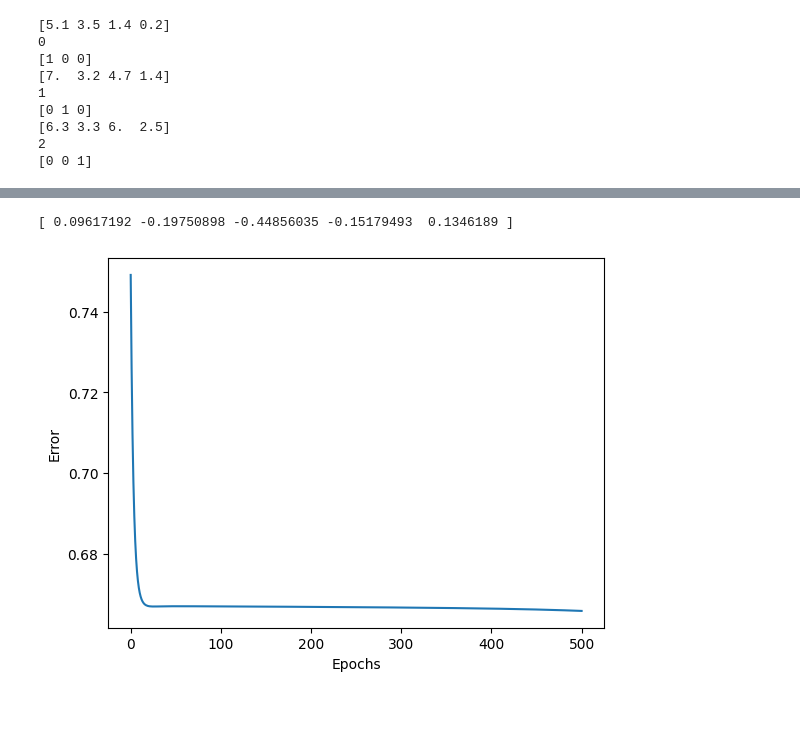
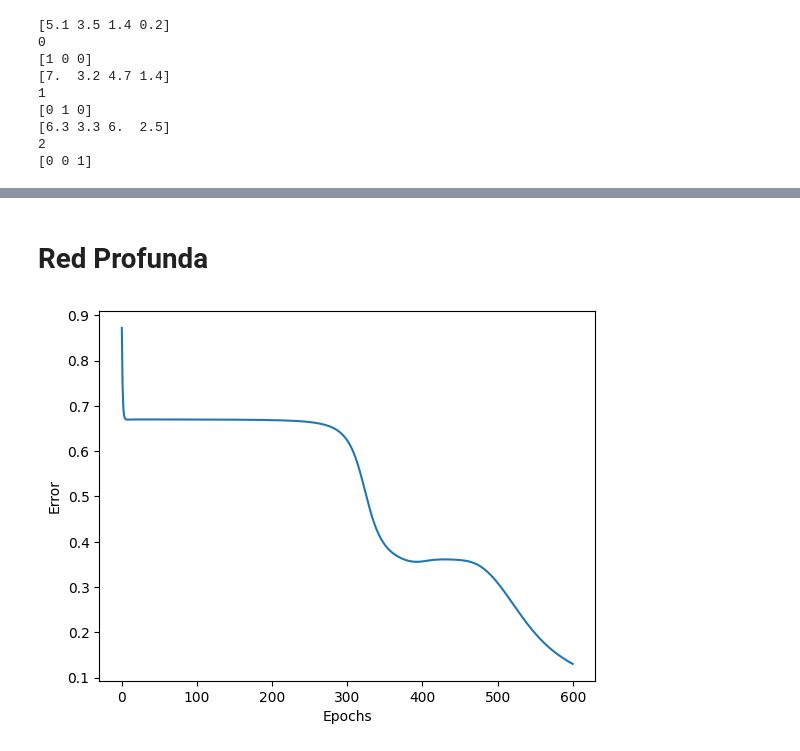
Before and after one commit to CristhianRam/IA-2026, a Jupyter notebook: MultilayerPerceptron/04_Multilayer_perceptron.ipynb, the cells around one changed output, grey strips where cells are left out. Cells and saved outputs as stored; diff of their text form; code cells hidden in the pictures; blank space fills up the shorter version.

Commit message:
added images, and execution of original models in both notebooks

```diff
--- a/MultilayerPerceptron/04_Multilayer_perceptron.ipynb
+++ b/MultilayerPerceptron/04_Multilayer_perceptron.ipynb
@@ -45,0 +42,10 @@ print(Y[idx])
+# %%
+#Topology: 4 x 3 x 3
+input_size_layer1 = 4
+num_neurons_layer1 = 3
+
+input_size_layer2 = num_neurons_layer1
+num_neurons_layer2 = 3
+
+layer1 = list()
+layer2 = list()
@@ -46 +153,3 @@ print(Y[idx])
+# %% [markdown]
+# Red Profunda
 # %%
@@ -97,13 +206,9 @@ def calculate_error():
     total_err += err
 
   return total_err / ( len(X) )
-# %%
-print(generate_weights(5))
-# %% [output]
-[ 0.09617192 -0.19750898 -0.44856035 -0.15179493  0.1346189 ]
 # %%
-alpha = 0.01
-epochs = 500
+alpha = 0.03
+epochs = 600
 
 init_weights()
 
@@ -126,7 +231,7 @@ for e in range(epochs):
     for i in range(len(delta_layer[-1])):
       delta_layer[-1][i] = outputs[-1][i] * (1 - outputs[-1][i]) * (Y[d][i] - outputs[-1][i])
 
-    for i in range(num_neurons[-1]):
+    for i in range(len(layers[-1])):
       layers[-1][i][0] += alpha * delta_layer[-1][i] * 1
       for j in range(len(layers[-1][i])-1):
         layers[-1][i][j+1] += alpha * delta_layer[-1][i] * outputs[-2][j]
@@ -137,34 +242,34 @@ for e in range(epochs):
         weighted_delta_errors = 0
         for j in range(num_neurons[l+1]):
           weighted_delta_errors += layers[l+1][j][i+1] * delta_layer[l+1][j]
         delta_layer[l][i] = outputs[l][i] * (1 - outputs[l][i]) * weighted_delta_errors
 
       for i in range(len(layers[l])):
         layers[l][i][0] += alpha * delta_layer[l][i] * 1
         for j in range(len(layers[l][i])-1):
           layers[l][i][j+1] += alpha * delta_layer[l][i] * outputs[l-1][j]
 
     delta_layer[0] = np.zeros(num_neurons[0])
     for i in range(len(delta_layer[0])):
       weighted_delta_errors = 0
       for j in range(num_neurons[1]):
         weighted_delta_errors += layers[1][j][i+1] * delta_layer[1][j]
       delta_layer[0][i] = outputs[0][i] * (1 - outputs[0][i]) * weighted_delta_errors
 
     for i in range(len(layers[0])):
       layers[0][i][0] += alpha * delta_layer[0][i] * 1
       for j in range(len(layers[0][i])-1):
         layers[0][i][j+1] += alpha * delta_layer[0][i] * X[d][j]
 
   E.append( calculate_error() )
 
 Error_vec = np.asarray(E)
 plt.plot(Error_vec)
 plt.xlabel('Epochs')
 plt.ylabel('Error')
 plt.show()
 # %% [output]
-[figure, old version]
+[figure, new version]
 # %%
 E[-1]
 # %% [output]
```
Also changed, not shown: parts of 7 cells of this notebook, 9 other files.
